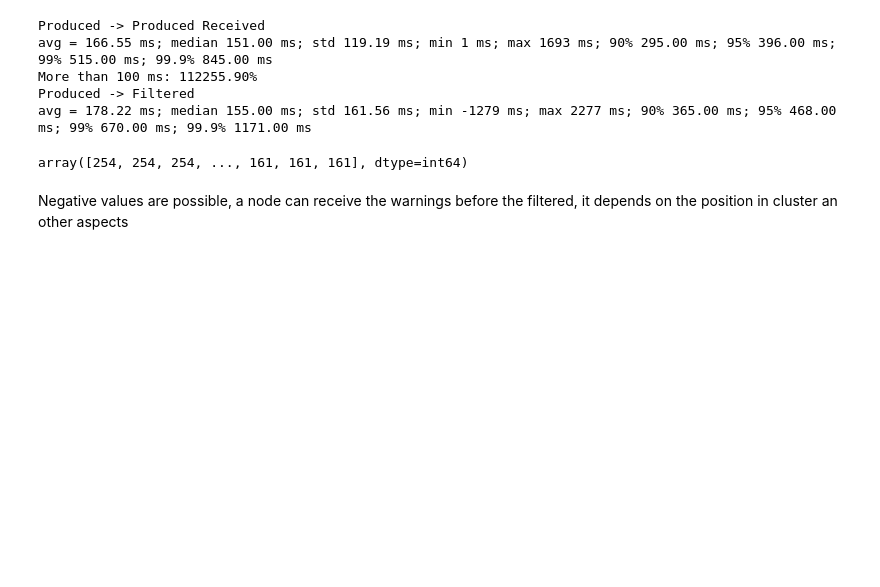
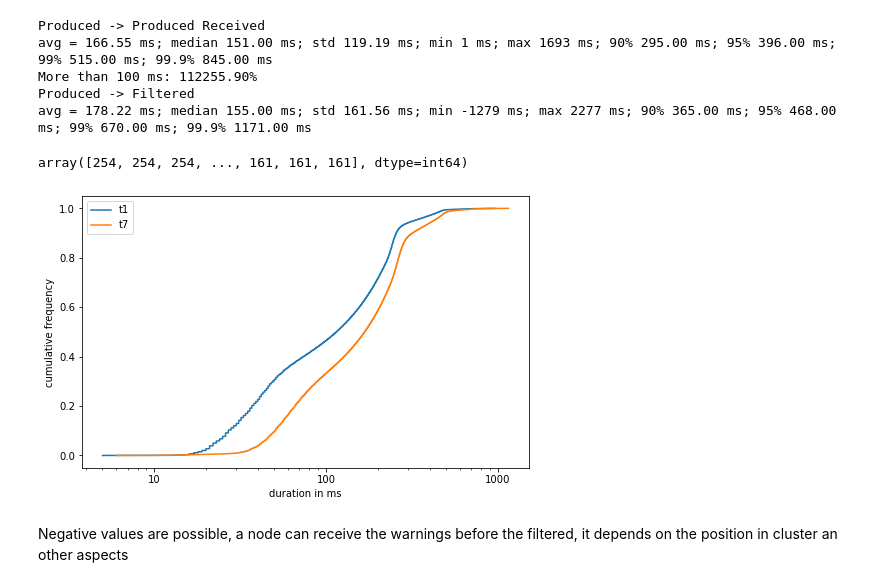
Before and after one commit to Lehmann-Fabian/MasterThesis, a Jupyter notebook: notebooks/Analytics.ipynb, the cells around one changed output. Cells and saved outputs as stored; diff of their text form; code cells hidden in the pictures; blank space fills up the shorter version.

Commit message:
much more extraction

```diff
--- a/notebooks/Analytics.ipynb
+++ b/notebooks/Analytics.ipynb
@@ -148,9 +148,10 @@ def plotDistribution(data, timestamps = None, path = None, firstTimestamp = None
     ax.xaxis.set_major_formatter(StrMethodFormatter('{x:.0f}'))
     ax.xaxis.set_minor_formatter(NullFormatter())
 
-    plt.savefig(path + "_dist.pdf")
-    plt.savefig(path + "_dist.jpg", dpi = 300)
-    plt.close()
+    if(path is not None):
+        plt.savefig(path + "_dist.pdf")
+        plt.savefig(path + "_dist.jpg", dpi = 300)
+        plt.close()
 # %%
 def extractAvgMedStdMinMaxFromArray(diff, timestamps, path, name, firstTimestamp):
     plotDistribution(diff, timestamps, path + name, firstTimestamp)
@@ -419,6 +442,40 @@ More than 100 ms: 112255.90%
 Produced -> Filtered
 avg = 178.22 ms; median 155.00 ms; std 161.56 ms; min -1279 ms; max 2277 ms; 90% 365.00 ms; 95% 468.00 ms; 99% 670.00 ms; 99.9% 1171.00 ms
 array([254, 254, 254, ..., 161, 161, 161], dtype=int64)
+# %%
+#print two together
+def printTwoTogether(combineIds, namesForIds):
+
+    indexes = [names.index(x) for x in combineIds]
+
+    fig, ax = plt.subplots()
+
+    plt.xscale("log")
+
+    for x in range(len(indexes)):
+        diffPPR, timestamps, _ = extractDiffBetweenTwoTables(produced_recieved[indexes[x]], produced_generated[indexes[x]], 'Kafka.Offset', 'Kafka.Offset', "Kafka.Offset", 'Consumer.Time', 'Producer.Timestamp')
+        #extractAvgMedStdMinMaxFromArray(diffPPR, None, None, None, None)
+        sorted = np.sort(diffPPR)
+        plt.plot(sorted,np.linspace(0, 1,len(sorted),endpoint=True), label = namesForIds[x])
+
+
+
+
+    plt.xlabel("duration in ms")
+    plt.ylabel("cumulative frequency")
+    plt.legend()
+
+    ax.xaxis.set_major_formatter(StrMethodFormatter('{x:.0f}'))
+    ax.xaxis.set_minor_formatter(NullFormatter())
+
+    cOutput = output + "receivedByFollowingTopic" + os.path.sep + "ProducedProdRec_" + "-".join(combineIds)
+    plt.savefig(cOutput + ".jpg", dpi = 300)
+    plt.savefig(cOutput + ".pdf")
+    plt.show()
+
+printTwoTogether(["run_2_t1", "run_2_t7"], ["t1", "t7"])
+# %% [output]
+[figure, added]
 # %% [markdown]
 Negative values are possible, a node can receive the warnings before the filtered, it depends on the position in cluster an other aspects
 # %%
```
Also changed, not shown: parts of 8 cells of this notebook.
